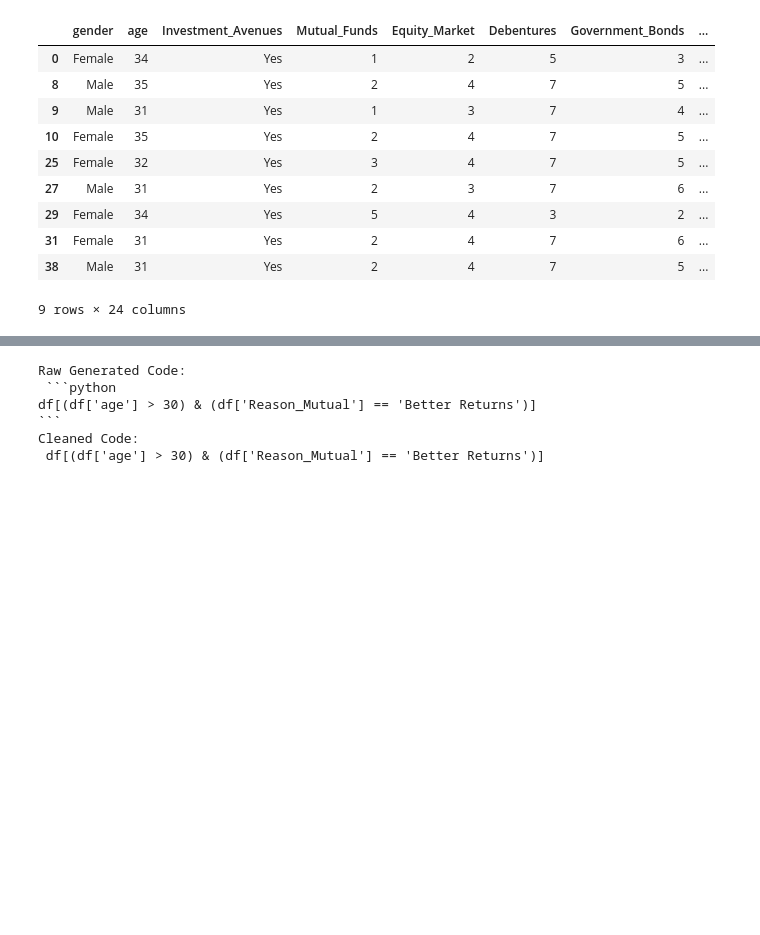
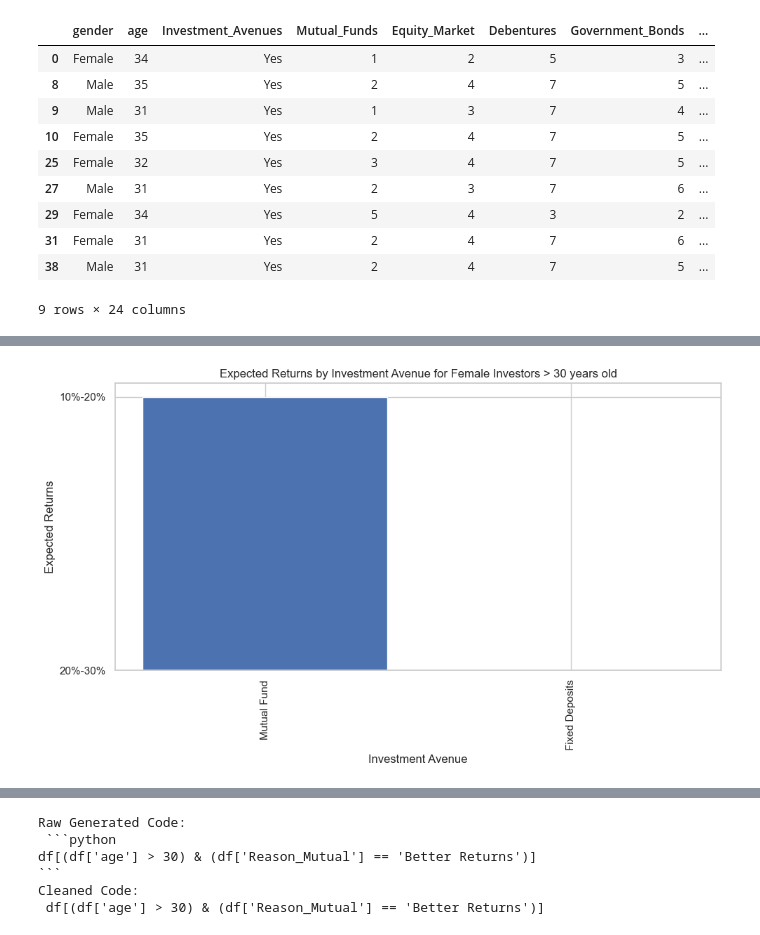
Before and after one commit to manasvikalyan/AskLytics-Data-Analyst-Tool, a Jupyter notebook: notebooks/test_basic.ipynb, the cells around one changed output, grey strips where cells are left out. Cells and saved outputs as stored; diff of their text form; code cells hidden in the pictures; blank space fills up the shorter version.

````diff
--- a/notebooks/test_basic.ipynb
+++ b/notebooks/test_basic.ipynb
@@ -43,0 +46,88 @@ llm = Ollama(model="llama3.1")
+# %%
+# 1. Prepare the prompt
+prompt = f"""
+You are a data analyst working with the following pandas dataframe called df:
+
+{df.head(5).to_string(index=False)}
+
+Write the pandas code and a SQL query to return all rows where the age is greater than 30 and gender is female.
+Return ONLY the code. First the pandas code, then the SQL query.
+Then return pure Python code to visualize the result using matplotlib where the age is greater than 30 and gender is female. — no explanations or text, just valid Python code for plotting.
+"""
+
+# 2. Get response from LLM
+response = llm.invoke(prompt)
+
+# 3. Function to clean and split the response
+def split_code_sections(text):
+    import re
+
+    # ✅ Clean markdown code block tags
+    text = re.sub(r"```(?:python|sql)?", "", text)
+    text = text.replace("```", "").strip()
+
+    # Split at SQL query
+    parts = re.split(r"(?i)(?=SELECT\s+\*)", text, maxsplit=1)
+
+    if len(parts) == 2:
+        pandas_code = parts[0].strip()
+        rest = parts[1].strip()
+
+        # Further split out matplotlib part
+        matplotlib_split = re.split(r"(?i)(?=import\s+matplotlib|plt\.)", rest, maxsplit=1)
+        if len(matplotlib_split) == 2:
+            sql_query = matplotlib_split[0].strip()
+
+            # Remove LLM artifact lines
+            matplotlib_code_raw = matplotlib_split[1].strip()
+            matplotlib_lines = matplotlib_code_raw.splitlines()
+            matplotlib_code = "\n".join(
+                line for line in matplotlib_lines if not re.match(r"^\s*(#|Matplotlib|This|First|Assume)", line)
+            )
+        else:
+            sql_query = rest.strip()
+            matplotlib_code = None
+    else:
+        pandas_code = text.strip()
+        sql_query = None
+        matplotlib_code = None
+
+    return pandas_code, sql_query, matplotlib_code
+
+
+
+# 4. Clean and split
+pandas_code, sql_query, matplotlib_code = split_code_sections(response)
+
+# 5. Print all sections
+print("Python (Pandas) Code:\n", pandas_code)
+print("\nSQL Query:\n", sql_query)
+print("\nMatplotlib Code:\n", matplotlib_code)
+
+# 6. Execute the Pandas code and plot
+try:
+    import re
+    import matplotlib.pyplot as plt
+    local_vars = {'df': df}
+
+    # Run pandas code
+    if re.search(r"\w+\s*=", pandas_code):  # If it's an assignment
+        exec(pandas_code, {}, local_vars)
+        # Find the newly created DataFrame (not 'df')
+        result_var_name = [var for var in local_vars if isinstance(local_vars[var], pd.DataFrame) and var != 'df']
+        if result_var_name:
+            result = local_vars[result_var_name[0]]
+        else:
+            raise ValueError("No filtered DataFrame found.")
+
+    # Display result
+    display(result)
+
+    # Run matplotlib code
+    if matplotlib_code:
+        local_vars.update({'plt': plt})
+        exec(matplotlib_code, {}, local_vars)
+
+except Exception as e:
+    print("Error during code execution:", e)
+# %% [output]
@@ -43,0 +158 @@ llm = Ollama(model="llama3.1")
+[figure, added]
````
Also changed, not shown: parts of 8 cells of this notebook, 3 other files.
